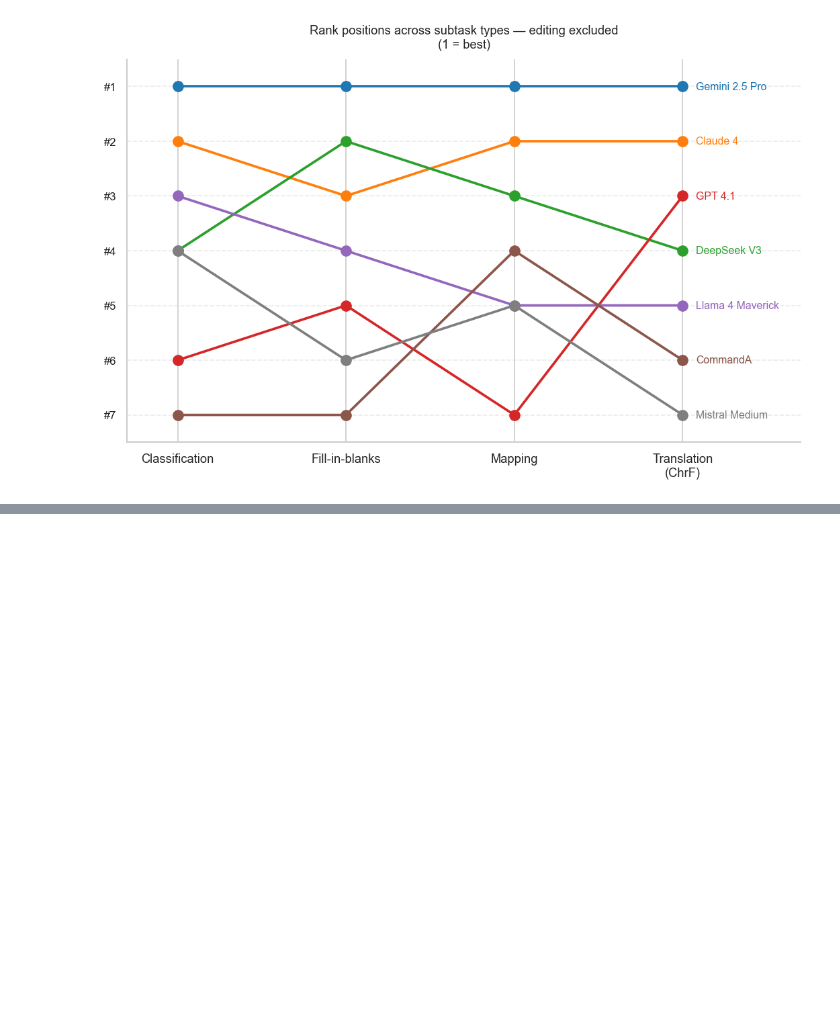
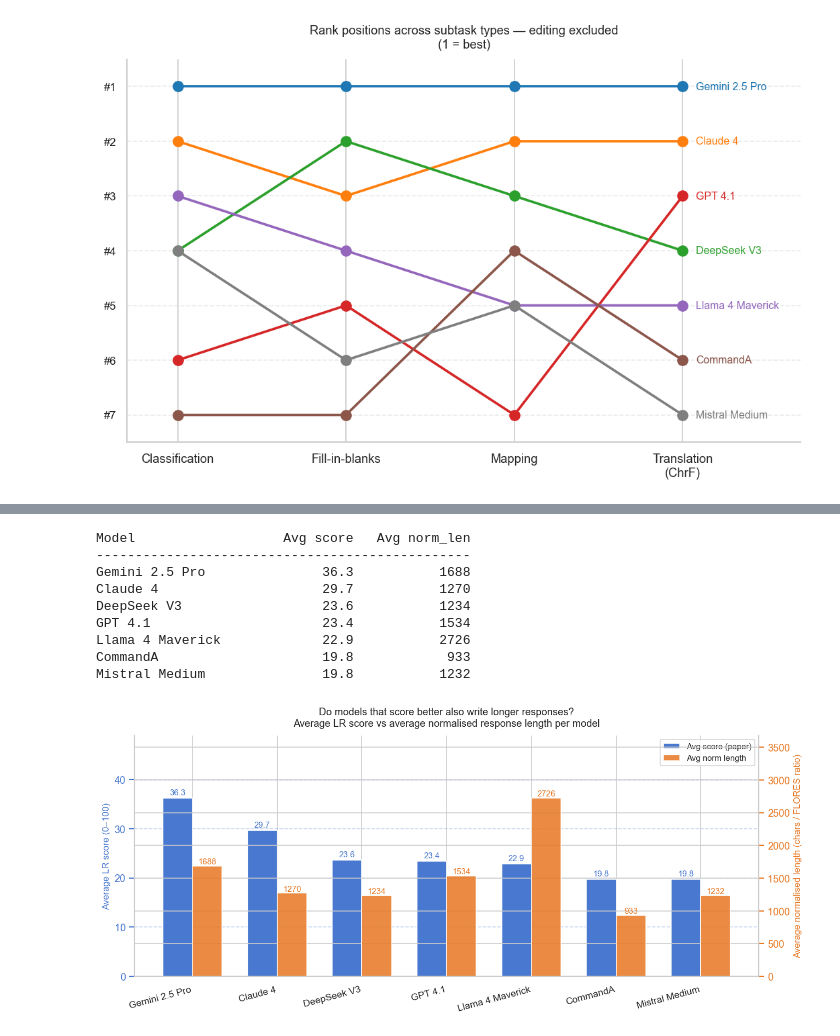
Before and after one commit to rita-berrada/wmt-mist, a Jupyter notebook: analysis_lr.ipynb, the cells around one changed output, grey strips where cells are left out. Saved outputs shown, nothing was run; the diff lists cells and outputs as text; code cells hidden in the pictures; blank space fills up the shorter version.

Commit message:
analysis 3

```diff
--- a/analysis_lr.ipynb
+++ b/analysis_lr.ipynb
@@ -1748,0 +1937,80 @@ plt.show()
+# %%
+# ── Analysis 2 — Avg score vs avg normalised length per model ─────────────────
+STEMS_ALL = ['Gemini-2.5-Pro', 'Claude-4', 'DeepSeek-V3', 'GPT-4.1',
+             'Llama-4-Maverick', 'CommandA', 'Mistral-Medium']
+
+rows = []
+for stem in STEMS_ALL:
+    avg_score   = df_agg_top.loc['Average', TOP_MODELS[stem]]
+    avg_normlen = df[f'norm_len_{stem}'].mean()
+    rows.append({'Model': TOP_MODELS[stem], 'Avg score': avg_score, 'Avg norm_len': avg_normlen})
+
+df_summary = pd.DataFrame(rows).set_index('Model')
+
+# ── Table ─────────────────────────────────────────────────────────────────────
+print(f'{"Model":<22} {"Avg score":>10} {"Avg norm_len":>14}')
+print('-' * 48)
+for model, row in df_summary.iterrows():
+    print(f'{model:<22} {row["Avg score"]:>10.1f} {row["Avg norm_len"]:>14.0f}')
+
+# ── Dual-axis bar chart ───────────────────────────────────────────────────────
+fig, ax1 = plt.subplots(figsize=(11, 5))
+ax2 = ax1.twinx()
+
+models   = df_summary.index.tolist()
+x        = np.arange(len(models))
+bar_w    = 0.35
+
+bars1 = ax1.bar(x - bar_w/2, df_summary['Avg score'],
+                width=bar_w, color='#4878CF', label='Avg score (paper)')
+bars2 = ax2.bar(x + bar_w/2, df_summary['Avg norm_len'],
+                width=bar_w, color='#E87722', alpha=0.85, label='Avg norm length')
+
+# Value labels
+for bar in bars1:
+    ax1.text(bar.get_x() + bar.get_width()/2, bar.get_height() + 0.3,
+             f'{bar.get_height():.1f}', ha='center', va='bottom', fontsize=9, color='#4878CF')
+for bar in bars2:
+    ax2.text(bar.get_x() + bar.get_width()/2, bar.get_height() + 5,
+             f'{bar.get_height():.0f}', ha='center', va='bottom', fontsize=9, color='#E87722')
+
+ax1.set_xticks(x)
+ax1.set_xticklabels(models, fontsize=10.5, rotation=15, ha='right')
+ax1.set_ylabel('Average LR score (0–100)', color='#4878CF', fontsize=10)
+ax1.tick_params(axis='y', colors='#4878CF')
+ax1.set_ylim(0, df_summary['Avg score'].max() * 1.35)
+ax1.yaxis.grid(True, linestyle='--', alpha=0.3, color='#4878CF')
+ax1.set_axisbelow(True)
+
+ax2.set_ylabel('Average normalised length (chars / FLORES ratio)', color='#E87722', fontsize=10)
+ax2.tick_params(axis='y', colors='#E87722')
+ax2.set_ylim(0, df_summary['Avg norm_len'].max() * 1.35)
+
+for spine in ['top']:
+    ax1.spines[spine].set_visible(False)
+    ax2.spines[spine].set_visible(False)
+
+lines1, labels1 = ax1.get_legend_handles_labels()
+lines2, labels2 = ax2.get_legend_handles_labels()
+ax1.legend(lines1 + lines2, labels1 + labels2, fontsize=9, loc='upper right')
+
+ax1.set_title(
+    'Do models that score better also write longer responses?\n'
+    'Average LR score vs average normalised response length per model',
+    fontsize=11, pad=10
+)
+
+plt.tight_layout()
+plt.savefig(ROOT / 'figures/analysis2_score_vs_length.png', dpi=150, bbox_inches='tight')
+plt.show()
+# %% [output]
+Model                   Avg score   Avg norm_len
+------------------------------------------------
+Gemini 2.5 Pro               36.3           1688
+Claude 4                     29.7           1270
+DeepSeek V3                  23.6           1234
+GPT 4.1                      23.4           1534
+Llama 4 Maverick             22.9           2726
+CommandA                     19.8            933
+Mistral Medium               19.8           1232
+[figure, added]
```
Also changed, not shown: parts of 9 cells of this notebook.
